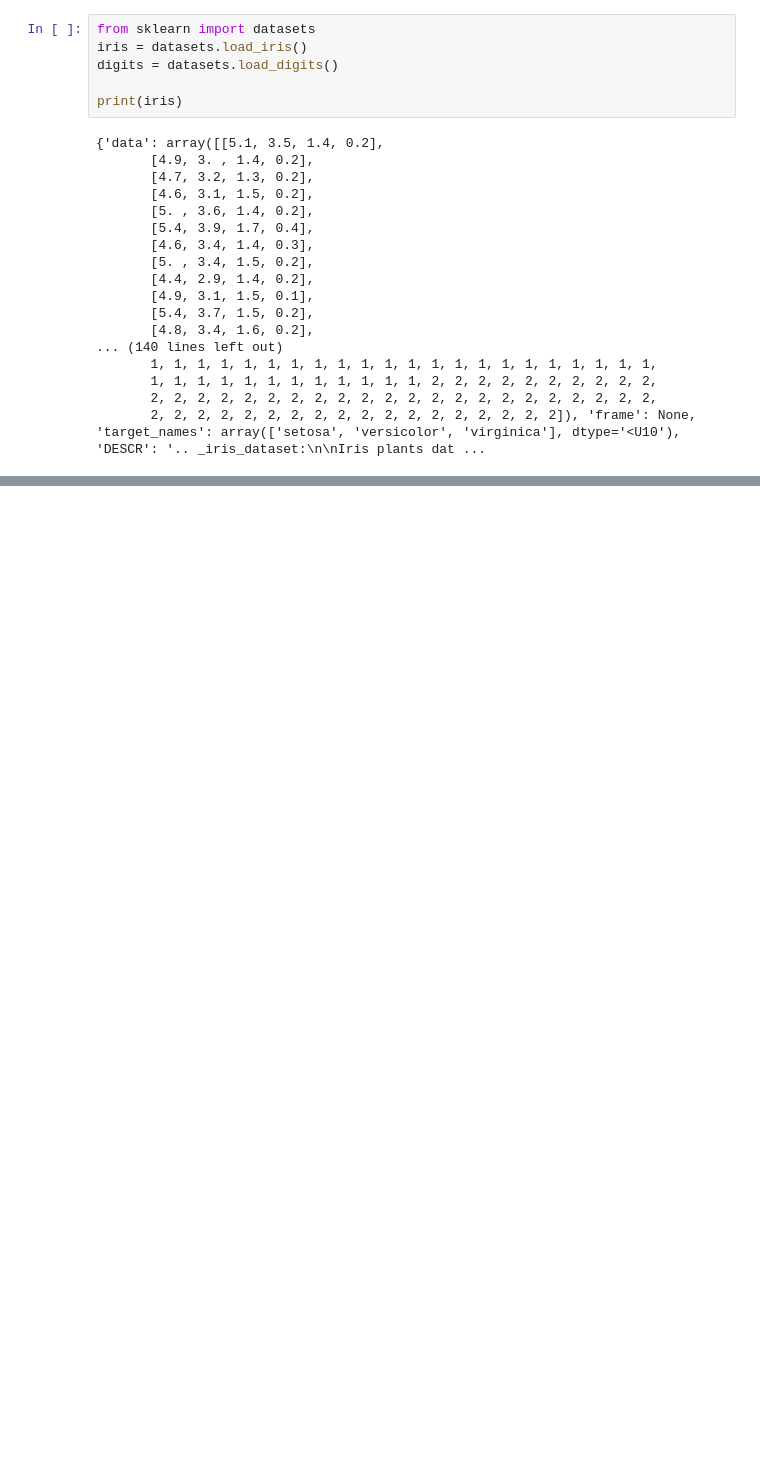
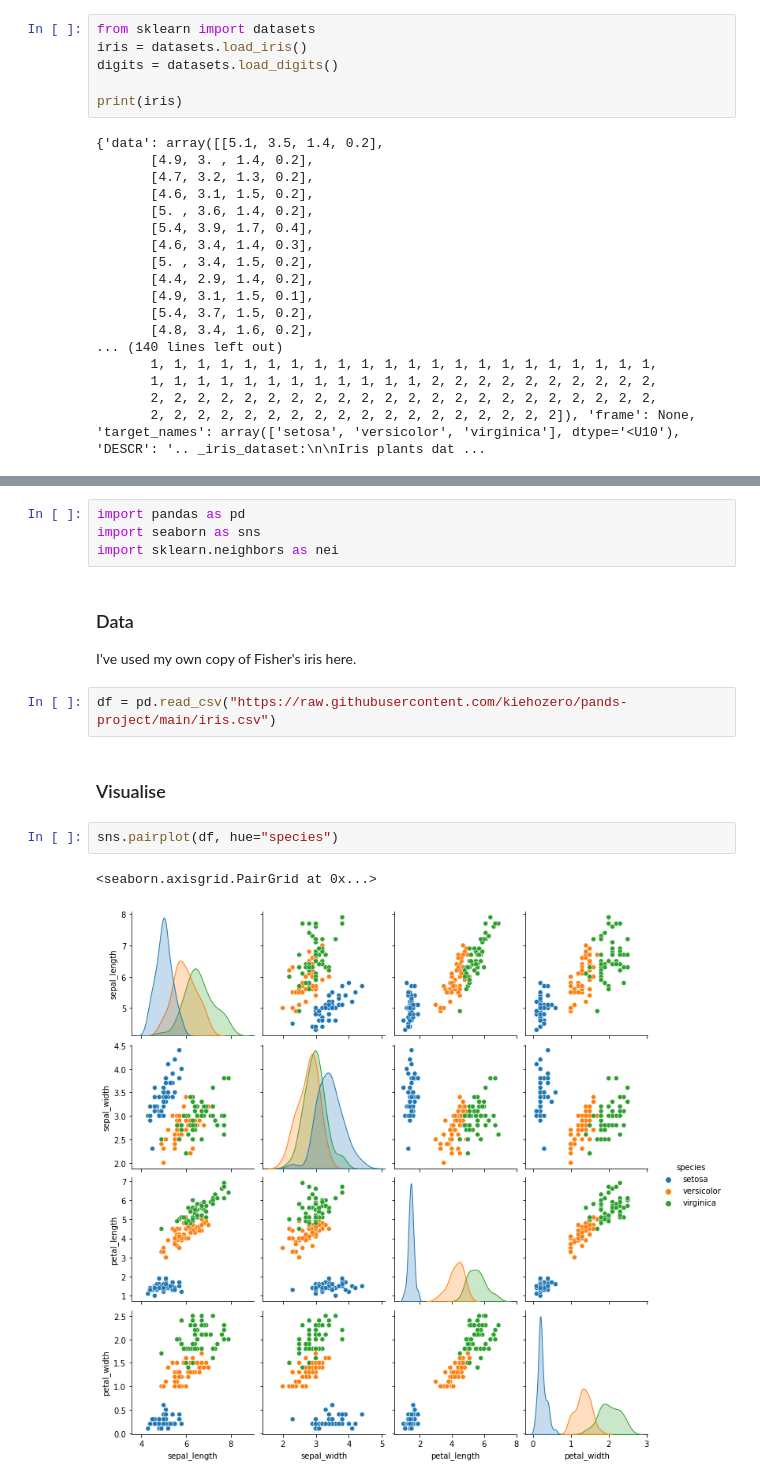
Before and after one commit to kiehozero/atu-progda2022, a Jupyter notebook: week6-scikit-learn/scikit-learn-intro.ipynb, the cells around one changed output, grey strips where cells are left out. Drawn from its saved outputs; the diff is of its cells as text; blank space fills up the shorter version.

```diff
--- a/week6-scikit-learn/scikit-learn-intro.ipynb
+++ b/week6-scikit-learn/scikit-learn-intro.ipynb
@@ -54,0 +73,17 @@ print(iris)
+# %%
+import pandas as pd
+import seaborn as sns
+import sklearn.neighbors as nei
+# %% [markdown]
+### Data
+
+I've used my own copy of Fisher's iris here.
+# %%
+df = pd.read_csv("https://raw.githubusercontent.com/kiehozero/pands-project/main/iris.csv")
+# %% [markdown]
+### Visualise
+# %%
+sns.pairplot(df, hue="species")
+# %% [output]
+<seaborn.axisgrid.PairGrid at 0x...>
+[figure, added]
```
Also changed, not shown: parts of 11 cells of this notebook.
